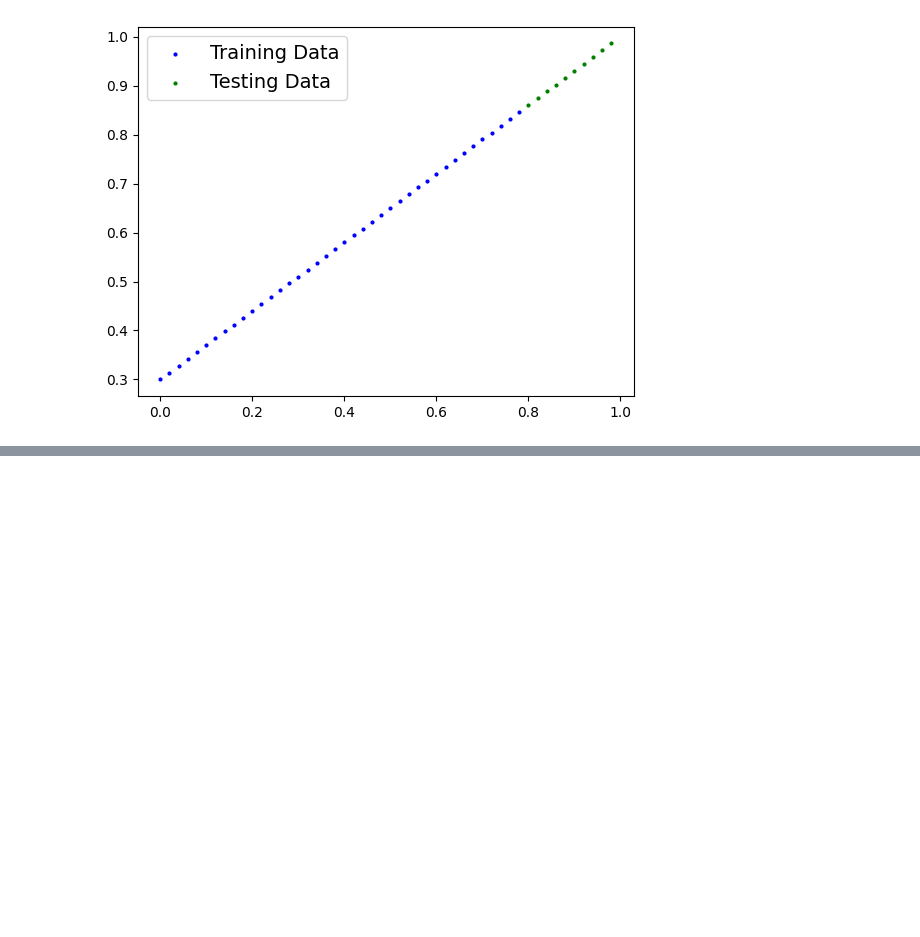
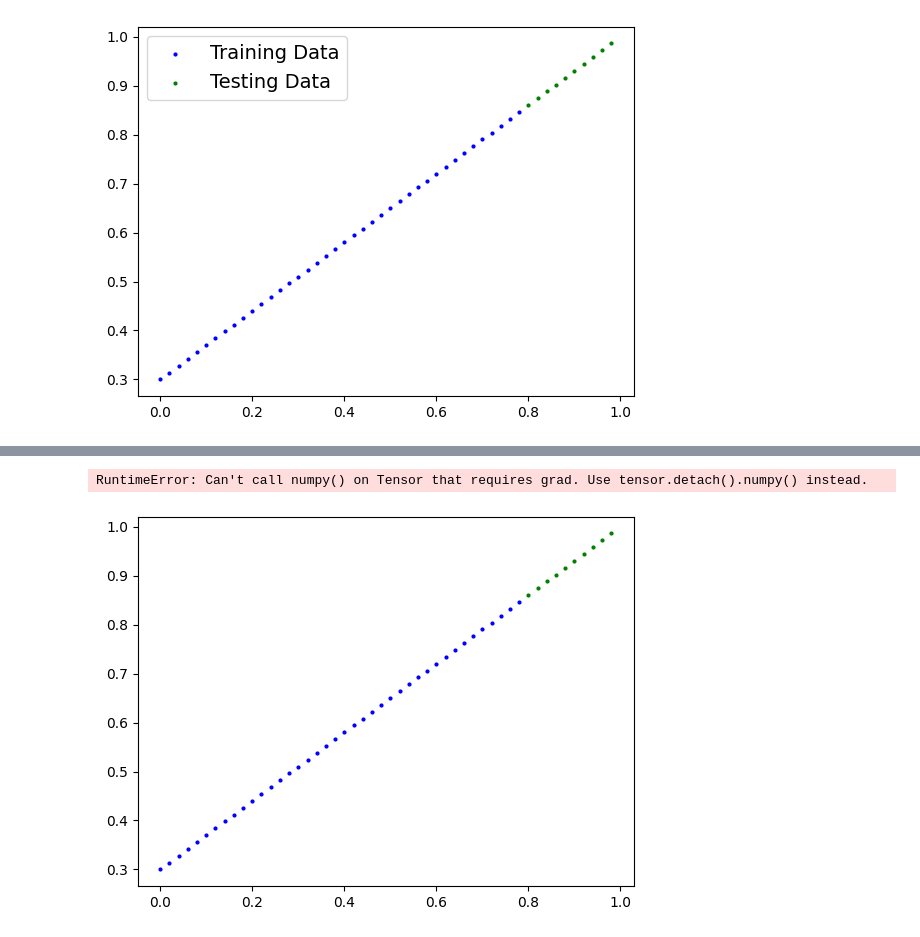
Before and after one commit to iamchenchu/Deep-Learning-with-PyTorch, a Jupyter notebook: 02_Deep_Learning_with_PyTorch_Work_Flow.ipynb, the cells around one changed output, grey strips where cells are left out. Cells and saved outputs as stored; diff of their text form; code cells hidden in the pictures; blank space fills up the shorter version.

```diff
--- a/02_Deep_Learning_with_PyTorch_Work_Flow.ipynb
+++ b/02_Deep_Learning_with_PyTorch_Work_Flow.ipynb
@@ -198,0 +315,7 @@ class LinearRegressionModel(nn.Module):# <- Almost everything in PyTorch inherit
+# %%
+# Setup a loss function
+loss_fn = nn.L1Loss()
+
+# Setup an optimizer (Stochastic Gradient Descent)
+optimizer = torch.optim.SGD(params=model_0.parameters(),
+                            lr=0.01) # lr = Learning Rate = probably the most important hyper parameter you can get
@@ -198,0 +369,31 @@ class LinearRegressionModel(nn.Module):# <- Almost everything in PyTorch inherit
+# %%
+epochs = 10 # means one time through all the data
+
+
+
+# Training
+# 0. Loop through the data
+for epoch in range(epochs):
+  # Set the model to training mode
+  model_0.train() # Train mode in PyTorch sets all parameters that requires gradients to require gradients
+
+  #1.Forward pass
+  y_preds_new =model_0(X_train)
+
+  #2.Calculate the loss
+  loss = loss_fn(y_preds_new, y_train)
+
+  print(f"Loss: {loss}")
+
+  #3. Optimizer zero grad
+  optimizer.zero_grad()
+
+  #4. Back propagation on the loss with respect to the parameters of the model
+  loss.backward()
+
+  #5. Step the optimizer
+  optimizer.step() # By default how the optimizer changes will accumulate through the loop so... we have to zero them above in step 3 for next iteration of the loop
+
+  model_0.eval() # Turns off gradient tracking
+
+  print(model_0.state_dict())
@@ -198,0 +451,5 @@ class LinearRegressionModel(nn.Module):# <- Almost everything in PyTorch inherit
+# %%
+plot_predictions(predictions=y_preds_new)
+# %% [output]
+RuntimeError: Can't call numpy() on Tensor that requires grad. Use tensor.detach().numpy() instead.
+[figure, added]
```
Also changed, not shown: parts of 20 cells of this notebook.
